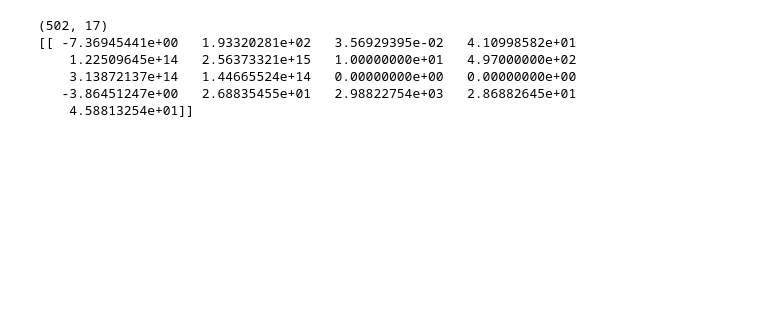
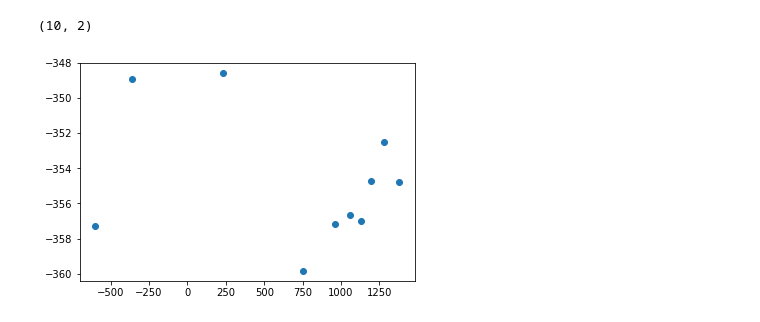
Before and after one commit to shravan97/driving_analysis, a Jupyter notebook: Dimensionality Reduction.ipynb, the cells around one changed output. Drawn from its saved outputs; the diff is of its cells as text; code cells hidden in the pictures; blank space fills up the shorter version.

```diff
--- a/Dimensionality Reduction.ipynb
+++ b/Dimensionality Reduction.ipynb
@@ -94,17 +118,18 @@ pyp.show()
 # %%
 def k_means(features, clusters):
 
-    whitened = whiten(features)
-    print(np.shape(whitened))
-    classes, _ = kmeans(whitened, clusters)
-    print(classes)
+#     whitened = whiten(features)
+#     print(np.shape(whitened))
+    classes, _ = kmeans(features, clusters)
+    return classes
 
 features = dataset_loader(1)
-k_means(features, 10)
+centers = k_means(features, 10)
+reduced_centers = pca(centers, 2)
+print(np.shape(reduced_centers))
+x,y = reduced_centers.T
+pyp.scatter(x,y)
+pyp.show()
 # %% [output]
-(502, 17)
-[[ -7.36945441e+00   1.93320281e+02   3.56929395e-02   4.10998582e+01
-    1.22509645e+14   2.56373321e+15   1.00000000e+01   4.97000000e+02
-    3.13872137e+14   1.44665524e+14   0.00000000e+00   0.00000000e+00
-   -3.86451247e+00   2.68835455e+01   2.98822754e+03   2.86882645e+01
-    4.58813254e+01]]
+(10, 2)
+[figure, added]
```
Also changed, not shown: parts of 3 cells of this notebook.
